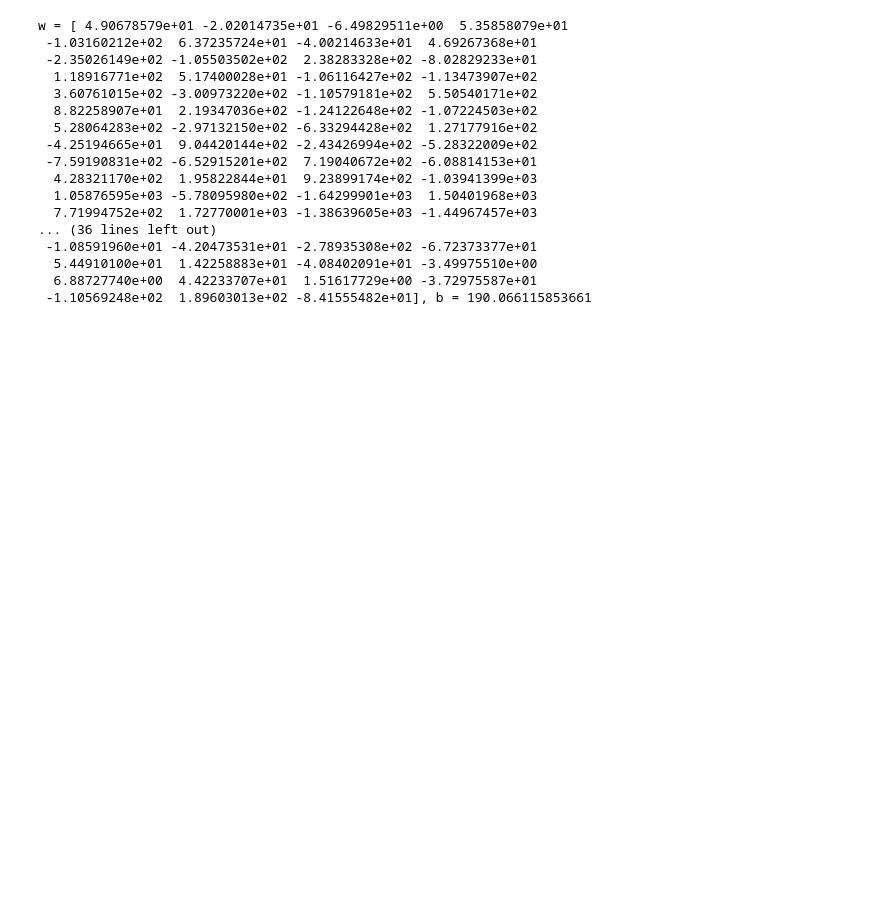
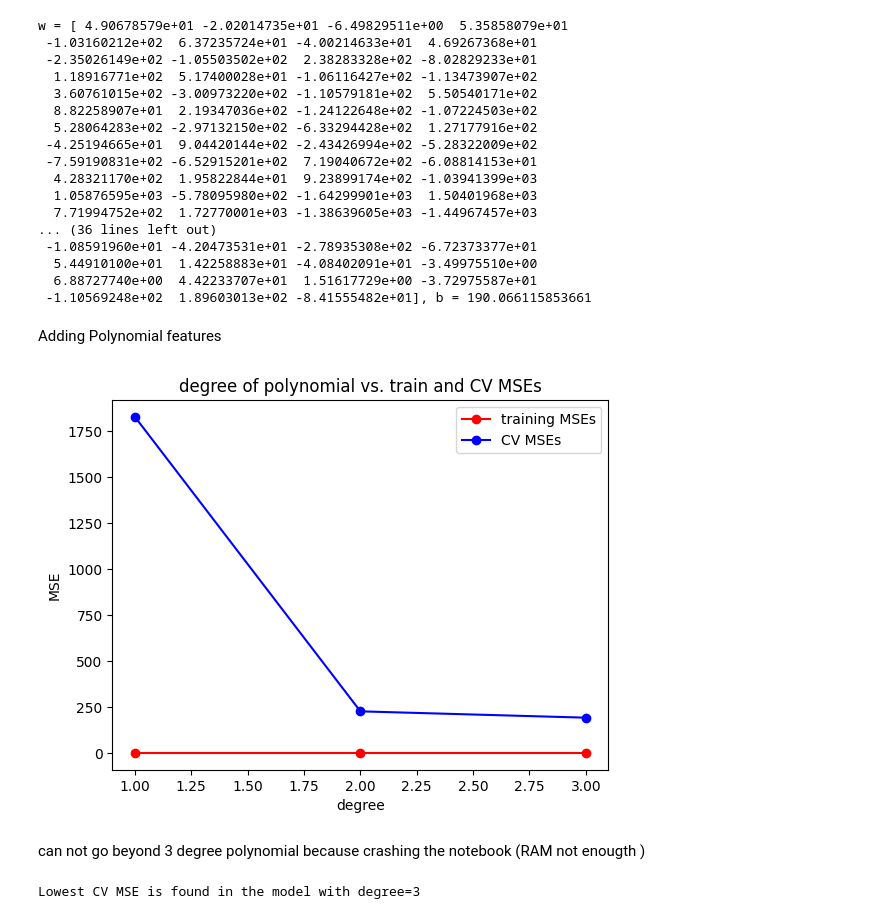
Before and after one commit to wathsan11/ML-grape-berries-hyperspectral-, a Jupyter notebook: GrapeBerriesHyperspectral.ipynb, the cells around one changed output. Saved outputs shown, nothing was run; the diff lists cells and outputs as text; code cells hidden in the pictures; blank space fills up the shorter version.

```diff
--- a/GrapeBerriesHyperspectral.ipynb
+++ b/GrapeBerriesHyperspectral.ipynb
@@ -855,3 +855,74 @@ w = [ 4.90678579e+01 -2.02014735e+01 -6.49829511e+00  5.35858079e+01
   5.44910100e+01  1.42258883e+01 -4.08402091e+01 -3.49975510e+00
   6.88727740e+00  4.42233707e+01  1.51617729e+00 -3.72975587e+01
  -1.10569248e+02  1.89603013e+02 -8.41555482e+01], b = 190.066115853661
+# %% [markdown]
+Adding Polynomial features
+# %%
+import matplotlib.pyplot as plt
+import matplotlib.lines as mlines
+
+def plot_train_cv_mses(degrees, train_mses, cv_mses, title):
+    degrees = range(1,4)
+    plt.plot(degrees, train_mses, marker='o', c='r', label='training MSEs');
+    plt.plot(degrees, cv_mses, marker='o', c='b', label='CV MSEs');
+    plt.title(title)
+    plt.xlabel("degree");
+    plt.ylabel("MSE");
+    plt.legend()
+    plt.show()
+# %%
+from sklearn.preprocessing import PolynomialFeatures
+from sklearn.preprocessing import StandardScaler
+from sklearn.linear_model import LinearRegression
+from sklearn.metrics import mean_squared_error, r2_score
+
+train_MSES = []
+cv_MSES = []
+models = []
+polys = []
+scalers = []
+
+for degree in range(1,4):
+
+  # add polynimial features to training set
+  poly = PolynomialFeatures(degree, include_bias= False)
+  x_train_mapped = poly.fit_transform(x_train)
+  polys.append(poly)
+
+  # scale the training set
+  scaler_poly = StandardScaler()
+  x_train_mapped_scaled = scaler_poly.fit_transform(x_train_mapped)
+  scalers.append(scaler_poly)
+
+  # create and train the model
+  model = LinearRegression()
+  model.fit(x_train_mapped_scaled, y_train)
+  models.append(model)
+
+  # compute the training MSE
+  yhat = model.predict(x_train_mapped_scaled)
+  train_MSE = mean_squared_error(y_train, yhat)/2
+  train_MSES.append(train_MSE)
+
+  # add polynomial features and scale the cross validation set
+  x_cv_mapped = poly.transform(x_cv)
+  x_cv_mapped_scaled = scaler_poly.transform(x_cv_mapped)
+
+  # compute the cross validation MSE
+  yhat = model.predict(x_cv_mapped_scaled)
+  cv_MSE = mean_squared_error(y_cv, yhat)/2
+  cv_MSES.append(cv_MSE)
+
+
+# Plot the results
+degrees=range(1,4)
+plot_train_cv_mses(degrees, train_MSES, cv_MSES, title="degree of polynomial vs. train and CV MSEs")
+# %% [output]
+[figure, added]
+# %% [markdown]
+can not go beyond 3 degree polynomial because crashing the notebook (RAM not enougth )
+# %%
+degree = np.argmin(cv_MSES) + 1
+print(f"Lowest CV MSE is found in the model with degree={degree}")
+# %% [output]
+Lowest CV MSE is found in the model with degree=3
```
Also changed, not shown: parts of 49 cells of this notebook.
